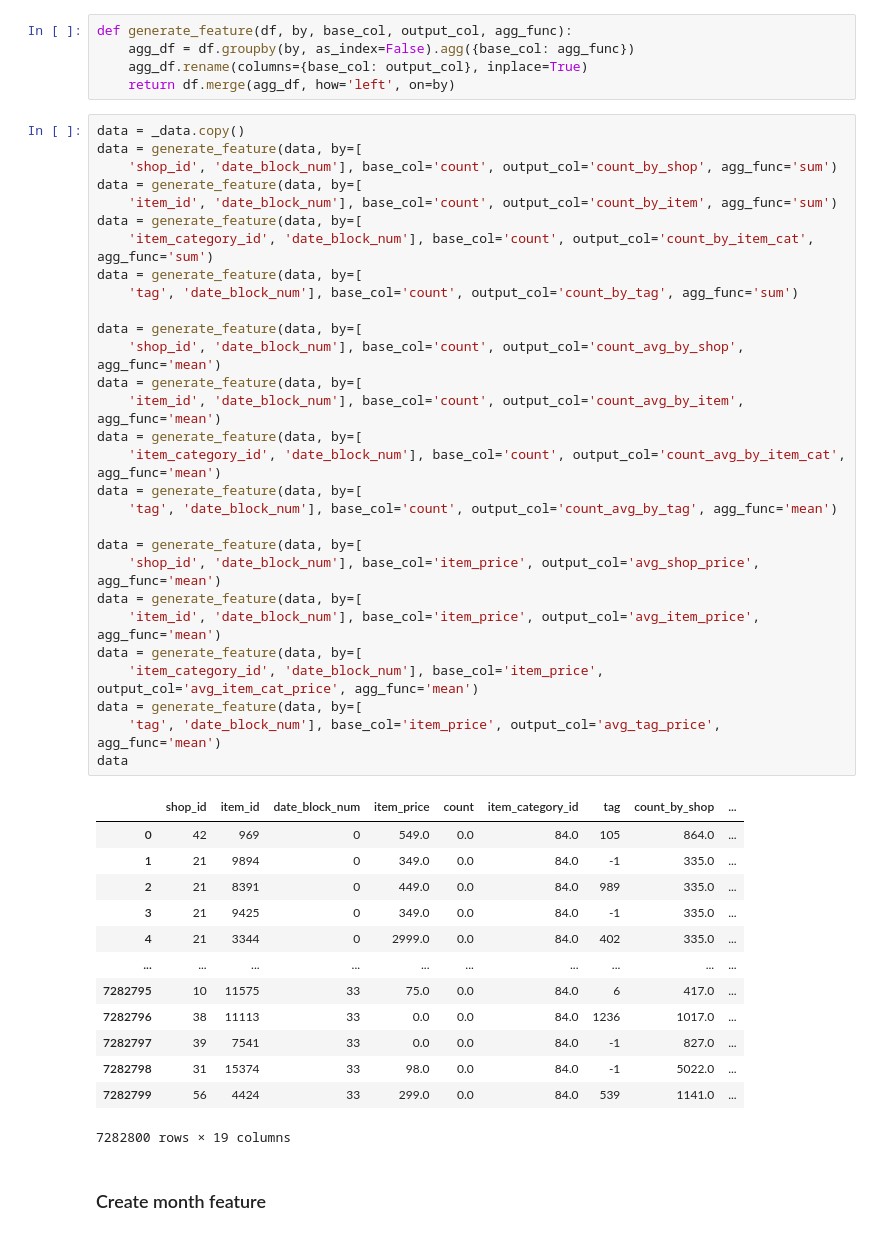
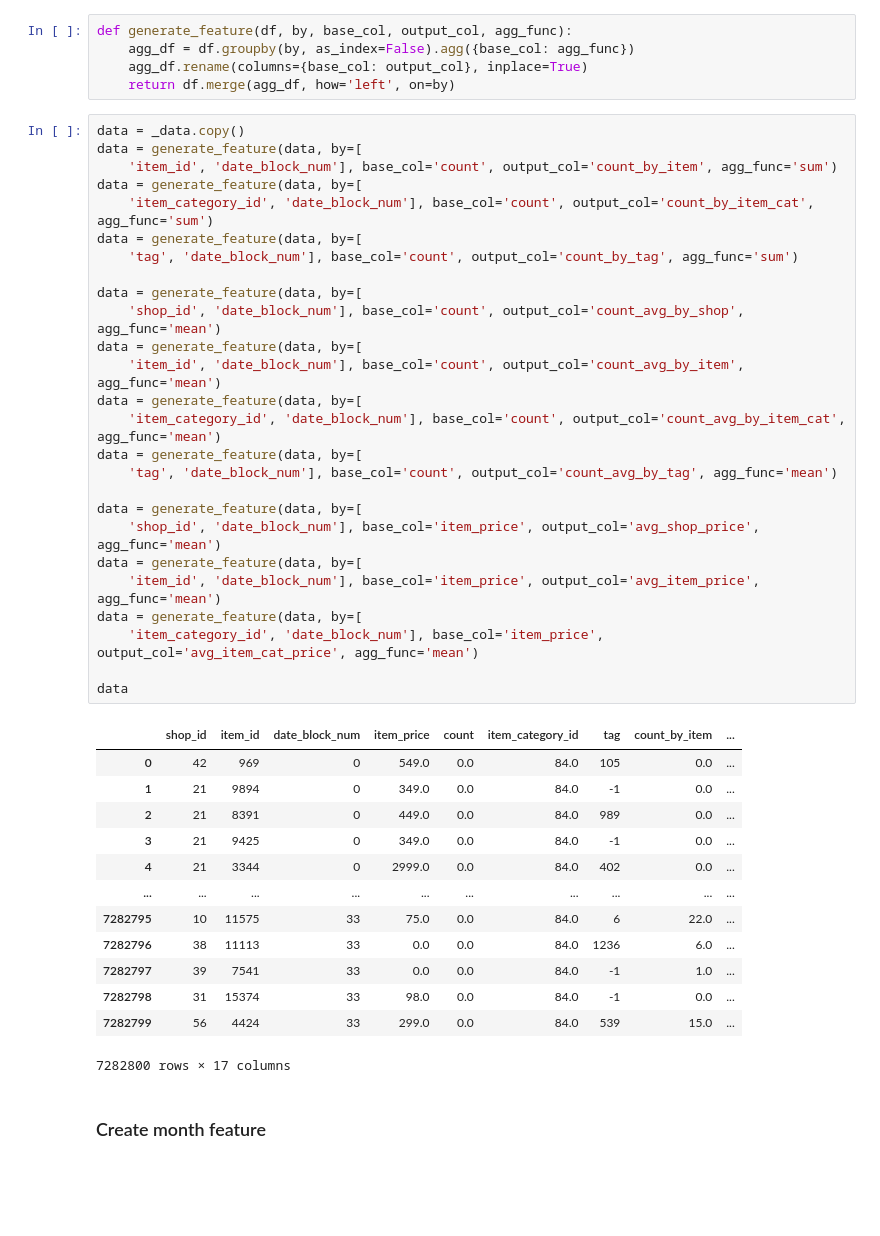
Before and after one commit to anythingth2/HowToWinKaggleCourse, a Jupyter notebook: final_project/project.ipynb, the cells around one changed output. Saved outputs shown, nothing was run; the diff lists cells and outputs as text; blank space fills up the shorter version.

```diff
--- a/final_project/project.ipynb
+++ b/final_project/project.ipynb
@@ -381,47 +381,44 @@ def generate_feature(df, by, base_col, output_col, agg_func):
     return df.merge(agg_df, how='left', on=by)
 # %%
 data = _data.copy()
-data = generate_feature(data, by=[
-    'shop_id', 'date_block_num'], base_col='count', output_col='count_by_shop', agg_func='sum')
 data = generate_feature(data, by=[
     'item_id', 'date_block_num'], base_col='count', output_col='count_by_item', agg_func='sum')
 data = generate_feature(data, by=[
     'item_category_id', 'date_block_num'], base_col='count', output_col='count_by_item_cat', agg_func='sum')
 data = generate_feature(data, by=[
     'tag', 'date_block_num'], base_col='count', output_col='count_by_tag', agg_func='sum')
 
 data = generate_feature(data, by=[
     'shop_id', 'date_block_num'], base_col='count', output_col='count_avg_by_shop', agg_func='mean')
 data = generate_feature(data, by=[
     'item_id', 'date_block_num'], base_col='count', output_col='count_avg_by_item', agg_func='mean')
 data = generate_feature(data, by=[
     'item_category_id', 'date_block_num'], base_col='count', output_col='count_avg_by_item_cat', agg_func='mean')
 data = generate_feature(data, by=[
     'tag', 'date_block_num'], base_col='count', output_col='count_avg_by_tag', agg_func='mean')
 
 data = generate_feature(data, by=[
     'shop_id', 'date_block_num'], base_col='item_price', output_col='avg_shop_price', agg_func='mean')
 data = generate_feature(data, by=[
     'item_id', 'date_block_num'], base_col='item_price', output_col='avg_item_price', agg_func='mean')
 data = generate_feature(data, by=[
     'item_category_id', 'date_block_num'], base_col='item_price', output_col='avg_item_cat_price', agg_func='mean')
-data = generate_feature(data, by=[
-    'tag', 'date_block_num'], base_col='item_price', output_col='avg_tag_price', agg_func='mean')
+
 data
 # %% [output]
-|  | shop_id | item_id | date_block_num | item_price | count | item_category_id | tag | count_by_shop | ... |
-| 0 | 42 | 969 | 0 | 549.0 | 0.0 | 84.0 | 105 | 864.0 | ... |
-| 1 | 21 | 9894 | 0 | 349.0 | 0.0 | 84.0 | -1 | 335.0 | ... |
-| 2 | 21 | 8391 | 0 | 449.0 | 0.0 | 84.0 | 989 | 335.0 | ... |
-| 3 | 21 | 9425 | 0 | 349.0 | 0.0 | 84.0 | -1 | 335.0 | ... |
-| 4 | 21 | 3344 | 0 | 2999.0 | 0.0 | 84.0 | 402 | 335.0 | ... |
+|  | shop_id | item_id | date_block_num | item_price | count | item_category_id | tag | count_by_item | ... |
+| 0 | 42 | 969 | 0 | 549.0 | 0.0 | 84.0 | 105 | 0.0 | ... |
+| 1 | 21 | 9894 | 0 | 349.0 | 0.0 | 84.0 | -1 | 0.0 | ... |
+| 2 | 21 | 8391 | 0 | 449.0 | 0.0 | 84.0 | 989 | 0.0 | ... |
+| 3 | 21 | 9425 | 0 | 349.0 | 0.0 | 84.0 | -1 | 0.0 | ... |
+| 4 | 21 | 3344 | 0 | 2999.0 | 0.0 | 84.0 | 402 | 0.0 | ... |
 | ... | ... | ... | ... | ... | ... | ... | ... | ... | ... |
-| 7282795 | 10 | 11575 | 33 | 75.0 | 0.0 | 84.0 | 6 | 417.0 | ... |
-| 7282796 | 38 | 11113 | 33 | 0.0 | 0.0 | 84.0 | 1236 | 1017.0 | ... |
-| 7282797 | 39 | 7541 | 33 | 0.0 | 0.0 | 84.0 | -1 | 827.0 | ... |
-| 7282798 | 31 | 15374 | 33 | 98.0 | 0.0 | 84.0 | -1 | 5022.0 | ... |
-| 7282799 | 56 | 4424 | 33 | 299.0 | 0.0 | 84.0 | 539 | 1141.0 | ... |
+| 7282795 | 10 | 11575 | 33 | 75.0 | 0.0 | 84.0 | 6 | 22.0 | ... |
+| 7282796 | 38 | 11113 | 33 | 0.0 | 0.0 | 84.0 | 1236 | 6.0 | ... |
+| 7282797 | 39 | 7541 | 33 | 0.0 | 0.0 | 84.0 | -1 | 1.0 | ... |
+| 7282798 | 31 | 15374 | 33 | 98.0 | 0.0 | 84.0 | -1 | 0.0 | ... |
+| 7282799 | 56 | 4424 | 33 | 299.0 | 0.0 | 84.0 | 539 | 15.0 | ... |
-7282800 rows × 19 columns
+7282800 rows × 17 columns
 # %% [markdown]
 ### Create month feature
 # %%
```
Also changed, not shown: parts of 12 cells of this notebook.
